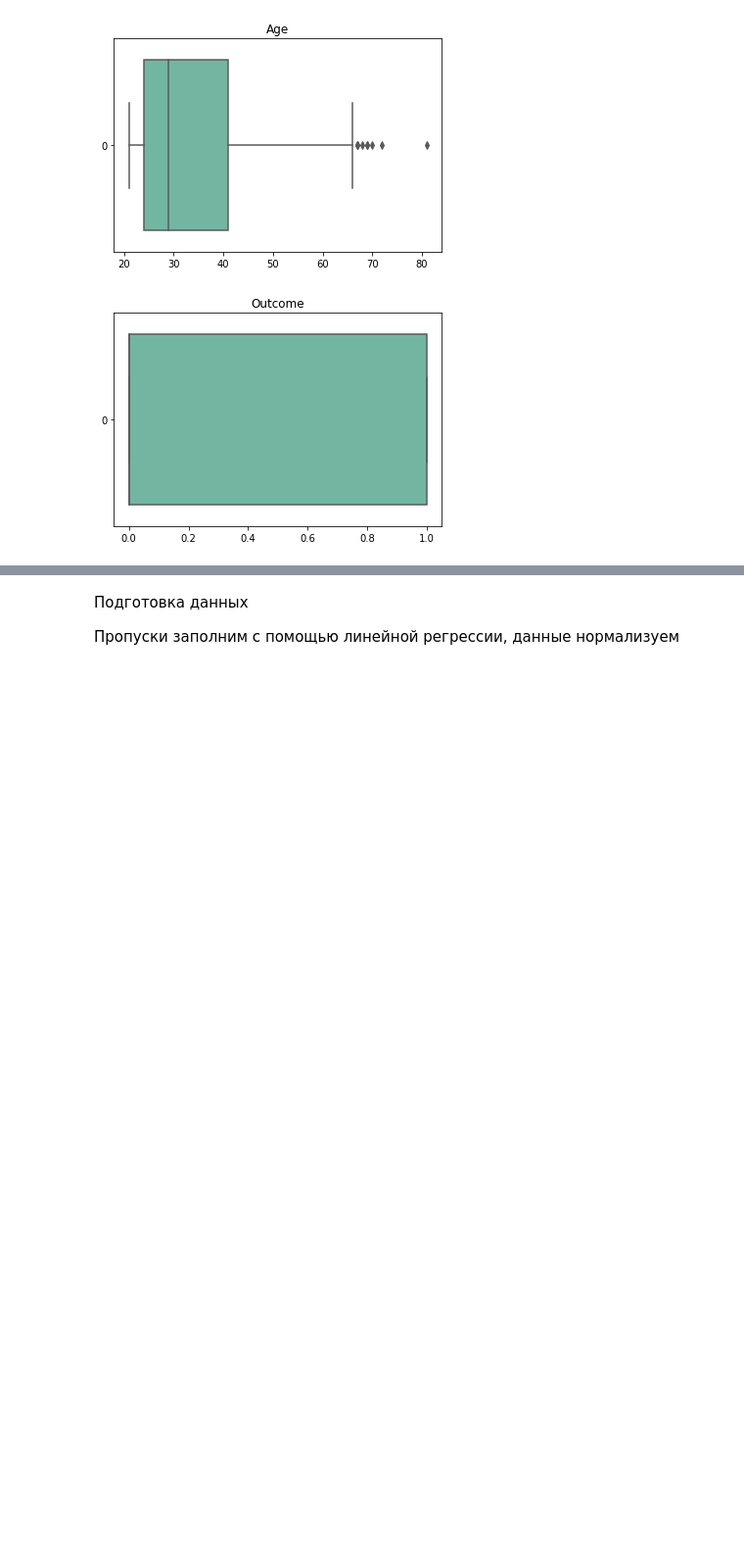
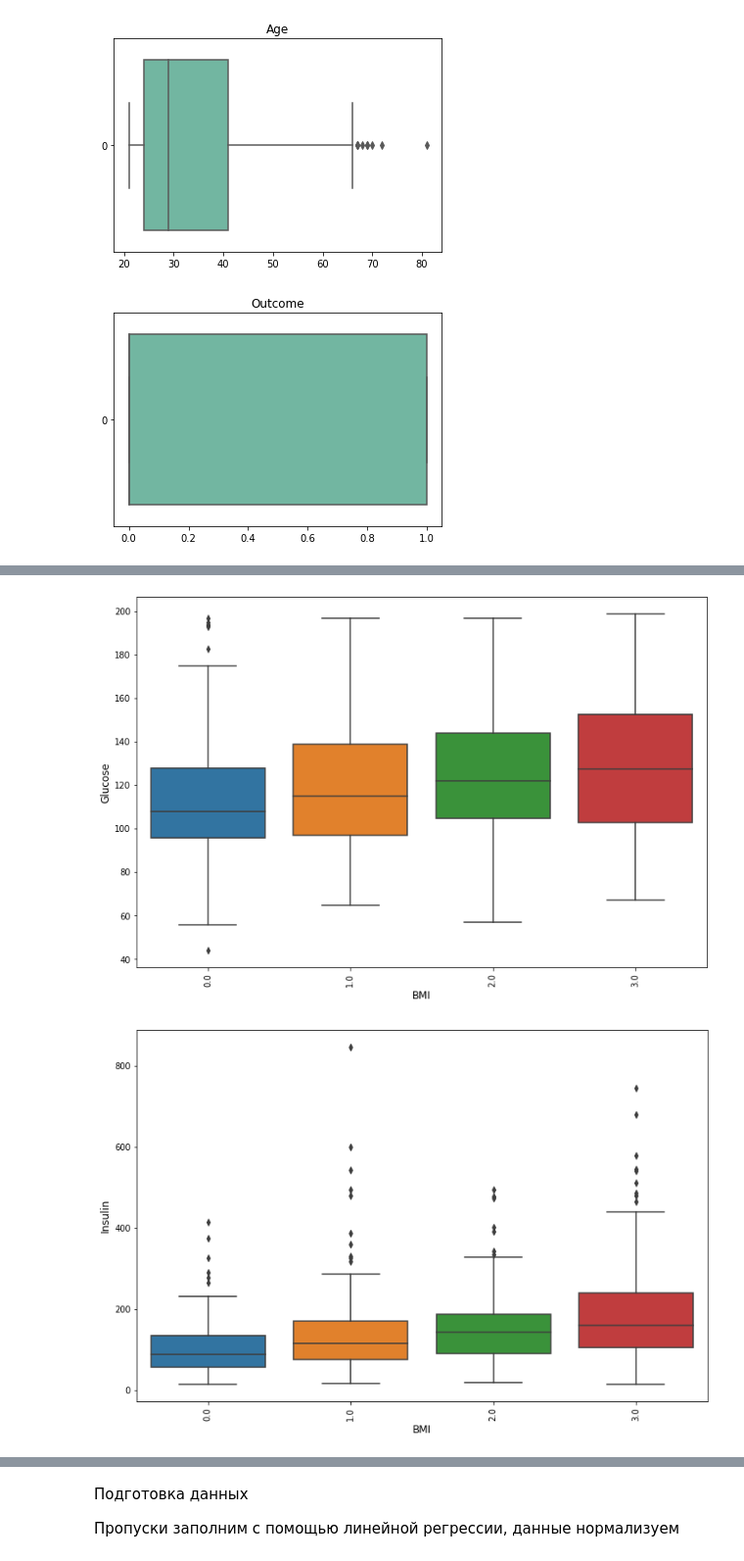
Before and after one commit to DenisKochetov/PIMA-dataset, a Jupyter notebook: pima.ipynb, the cells around one changed output, grey strips where cells are left out. Shown at 98% size. Cells and saved outputs as stored; diff of their text form; code cells hidden in the pictures; blank space fills up the shorter version.

```diff
--- a/pima.ipynb
+++ b/pima.ipynb
@@ -164,0 +195,15 @@ for col in df.columns:
+# %%
+for col in x_cols:
+    df_binned[col] = pd.qcut(df_binned[col], 4, labels=False)
+# %%
+for col in x_cols:
+    for col_y in y_cols:
+        plt.figure(figsize=(12, 8))
+        sns.boxplot(x=col, y=col_y, data=df_binned)
+        plt.ylabel(col_y, fontsize=12)
+        plt.xlabel(col, fontsize=12)
+        plt.xticks(rotation='vertical')
+        plt.show()
+# %% [output]
+[figure, added]
+[figure, added]
```
Also changed, not shown: parts of 5 cells of this notebook.
